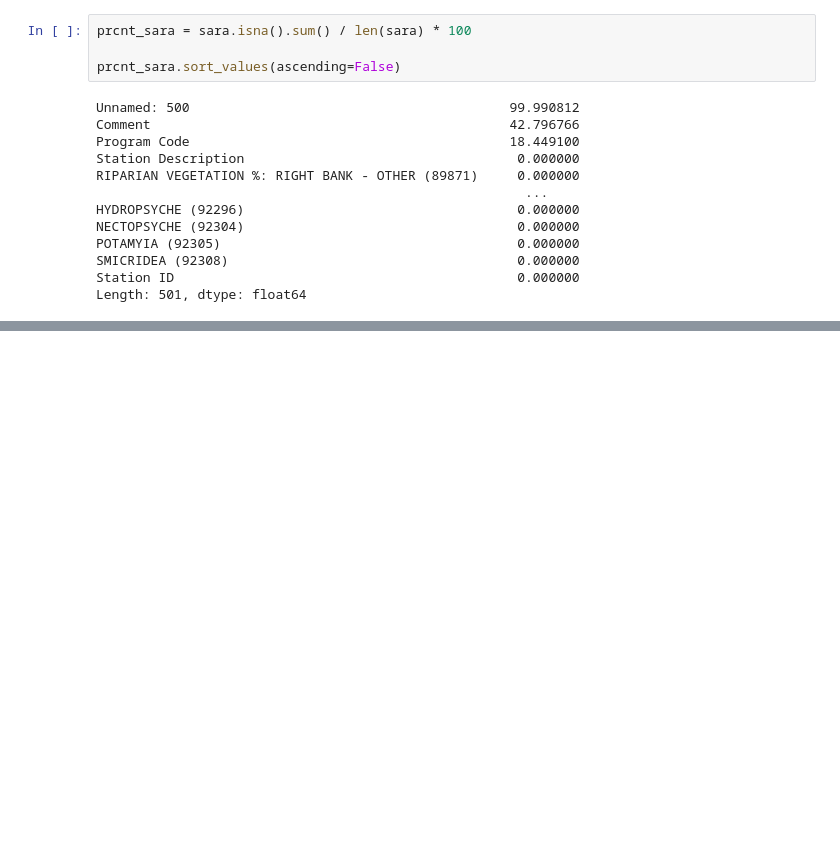
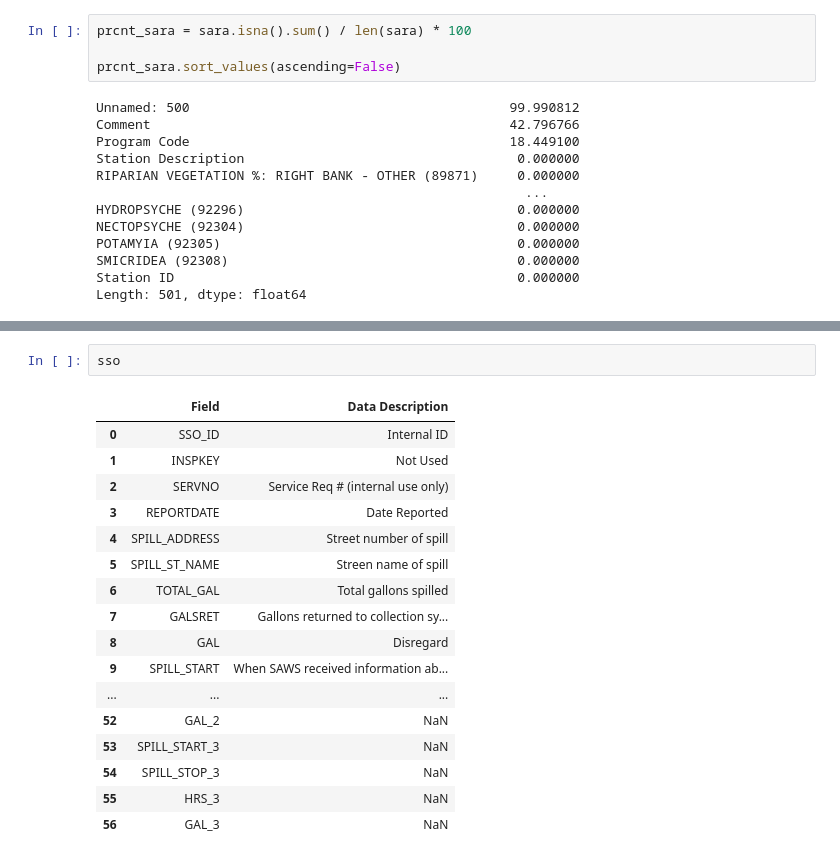
Before and after one commit to we-came-we-SAWS-we-conquered/saws-capstone-project, a Jupyter notebook: jeremy-repo/water_quality_data.ipynb, the cells around one changed output, grey strips where cells are left out. Cells and saved outputs as stored; diff of their text form; blank space fills up the shorter version.

```diff
--- a/jeremy-repo/water_quality_data.ipynb
+++ b/jeremy-repo/water_quality_data.ipynb
@@ -61,0 +89,20 @@ Length: 501, dtype: float64
+# %%
+sso
+# %% [output]
+|  | Field | Data Description |
+| 0 | SSO_ID | Internal ID |
+| 1 | INSPKEY | Not Used |
+| 2 | SERVNO | Service Req # (internal use only) |
+| 3 | REPORTDATE | Date Reported |
+| 4 | SPILL_ADDRESS | Street number of spill |
+| 5 | SPILL_ST_NAME | Streen name of spill |
+| 6 | TOTAL_GAL | Total gallons spilled |
+| 7 | GALSRET | Gallons returned to collection sy... |
+| 8 | GAL | Disregard |
+| 9 | SPILL_START | When SAWS received information ab... |
+| ... | ... | ... |
+| 52 | GAL_2 | NaN |
+| 53 | SPILL_START_3 | NaN |
+| 54 | SPILL_STOP_3 | NaN |
+| 55 | HRS_3 | NaN |
+| 56 | GAL_3 | NaN |
```
Also changed, not shown: parts of 2 cells of this notebook, 2 other files.
